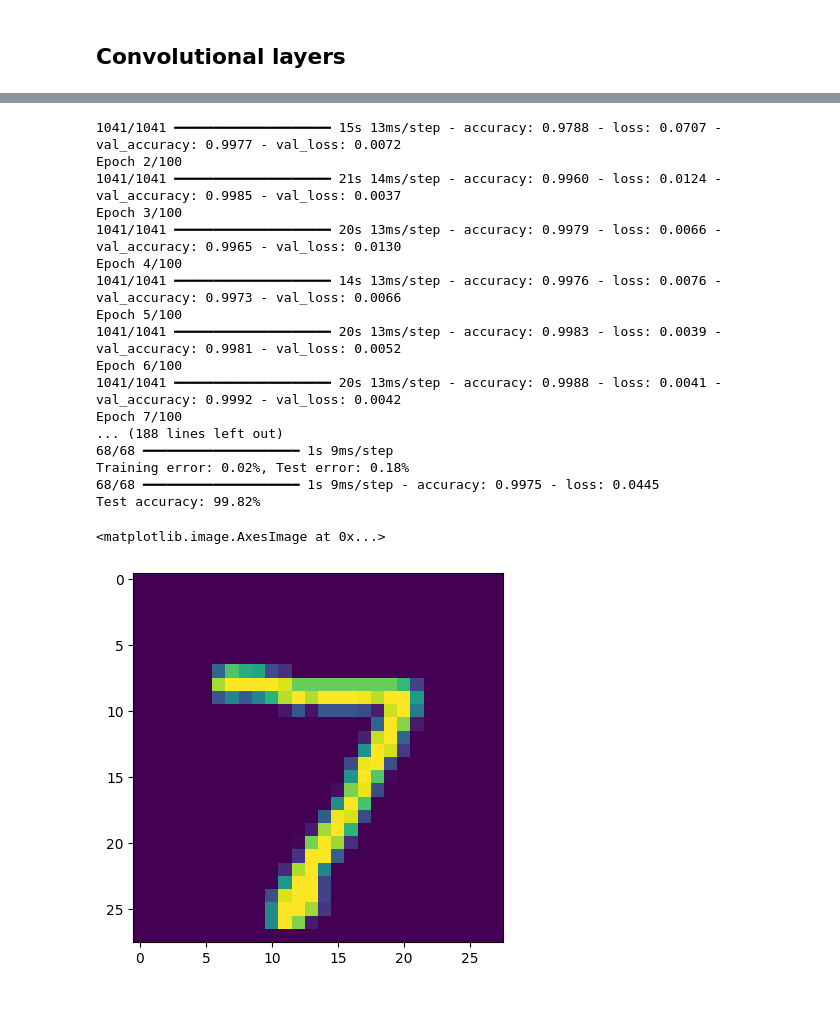
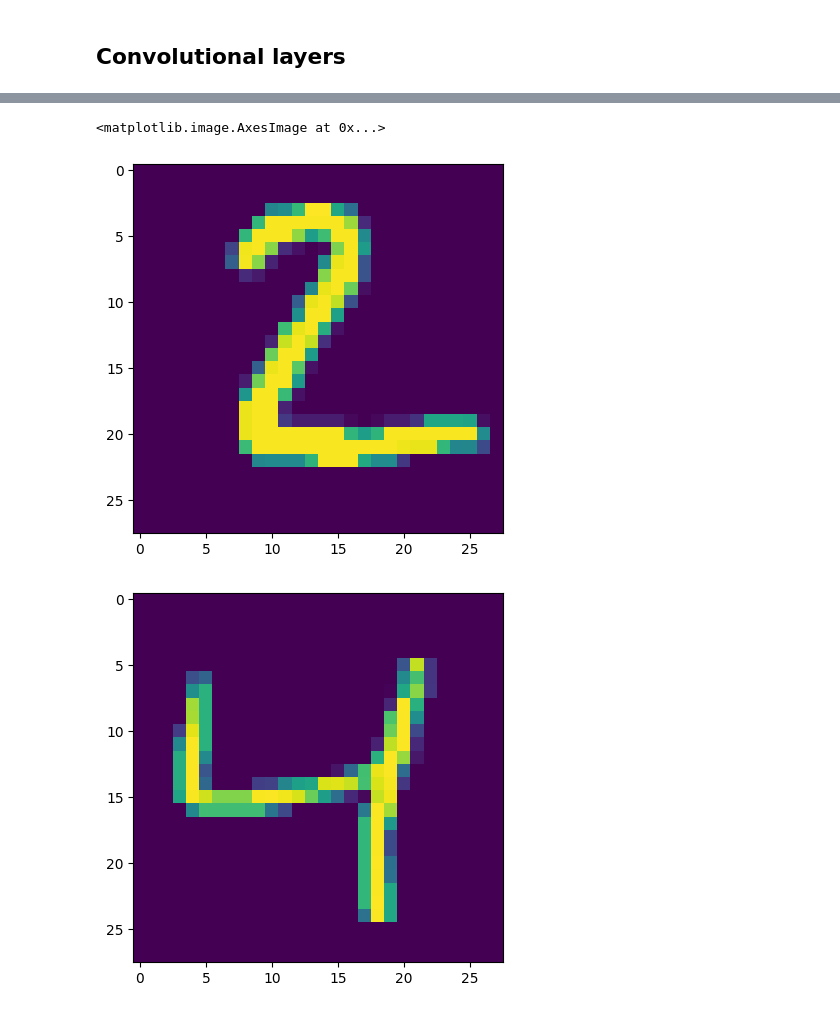
Before and after one commit to girofex/Machine-Learning-Algorithms, a Jupyter notebook: Lab6_NN.ipynb, the cells around one changed output, grey strips where cells are left out. Saved outputs shown, nothing was run; the diff lists cells and outputs as text; code cells hidden in the pictures.

```diff
--- a/Lab6_NN.ipynb
+++ b/Lab6_NN.ipynb
@@ -438,8 +436,8 @@ ax.imshow(Xtr[0].reshape(28, 28))
 # %% [markdown]
 <h2>Convolutional layers</h3>
 # %%
-num_1 = 1
-num_2 = 7
+num_1 = 2
+num_2 = 4
 
 Xtr = x_train[(y_train == num_1) | (y_train == num_2)]
 Ytr = y_train[(y_train == num_1) | (y_train == num_2)]
@@ -457,6 +455,7 @@ model = Sequential()
 
 model.add(Conv2D(20, (3,3), activation='relu', input_shape=(28, 28, 1)))
 model.add(Conv2D(20, (3,3), activation='relu'))
+model.add(MaxPool2D())
 model.add(Flatten())
 model.add(Dense(1, activation='sigmoid'))
 
@@ -483,5 +482,8 @@ print('Test accuracy: %.2f%%' % (accuracy*100))
 
 fig, ax = plt.subplots()
 ax.imshow(Xts[0].reshape(28, 28))
+
+fig, ax = plt.subplots()
+ax.imshow(Xtr[0].reshape(28, 28))
 # %% [output]
 Epoch 1/100
@@ -488,22 +506,6 @@ Epoch 1/100
-1041/1041 ━━━━━━━━━━━━━━━━━━━━ 15s 13ms/step - accuracy: 0.9788 - loss: 0.0707 - val_accuracy: 0.9977 - val_loss: 0.0072
-Epoch 2/100
-1041/1041 ━━━━━━━━━━━━━━━━━━━━ 21s 14ms/step - accuracy: 0.9960 - loss: 0.0124 - val_accuracy: 0.9985 - val_loss: 0.0037
-Epoch 3/100
-1041/1041 ━━━━━━━━━━━━━━━━━━━━ 20s 13ms/step - accuracy: 0.9979 - loss: 0.0066 - val_accuracy: 0.9965 - val_loss: 0.0130
-Epoch 4/100
-1041/1041 ━━━━━━━━━━━━━━━━━━━━ 14s 13ms/step - accuracy: 0.9976 - loss: 0.0076 - val_accuracy: 0.9973 - val_loss: 0.0066
-Epoch 5/100
-1041/1041 ━━━━━━━━━━━━━━━━━━━━ 20s 13ms/step - accuracy: 0.9983 - loss: 0.0039 - val_accuracy: 0.9981 - val_loss: 0.0052
-Epoch 6/100
-1041/1041 ━━━━━━━━━━━━━━━━━━━━ 20s 13ms/step - accuracy: 0.9988 - loss: 0.0041 - val_accuracy: 0.9992 - val_loss: 0.0042
-Epoch 7/100
-... (188 lines left out)
-68/68 ━━━━━━━━━━━━━━━━━━━━ 1s 9ms/step
-Training error: 0.02%, Test error: 0.18%
-68/68 ━━━━━━━━━━━━━━━━━━━━ 1s 9ms/step - accuracy: 0.9975 - loss: 0.0445
-Test accuracy: 99.82%
+<matplotlib.image.AxesImage at 0x...>
-<matplotlib.image.AxesImage at 0x...>
-[figure, old version]
+[figure, new version]
+[figure, added]
 # %% [markdown]
 <h3>Comparison</h3>
 
```
Also changed, not shown: parts of 9 cells of this notebook.
